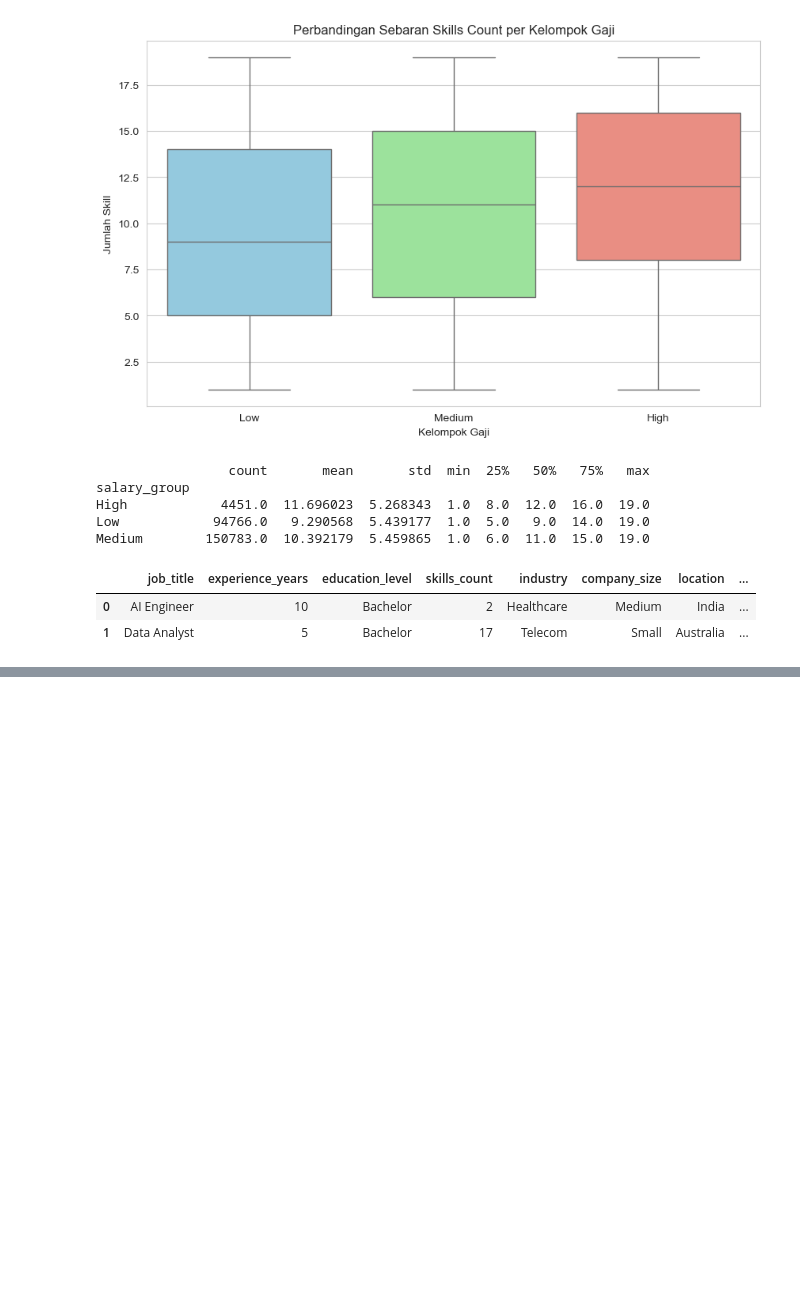
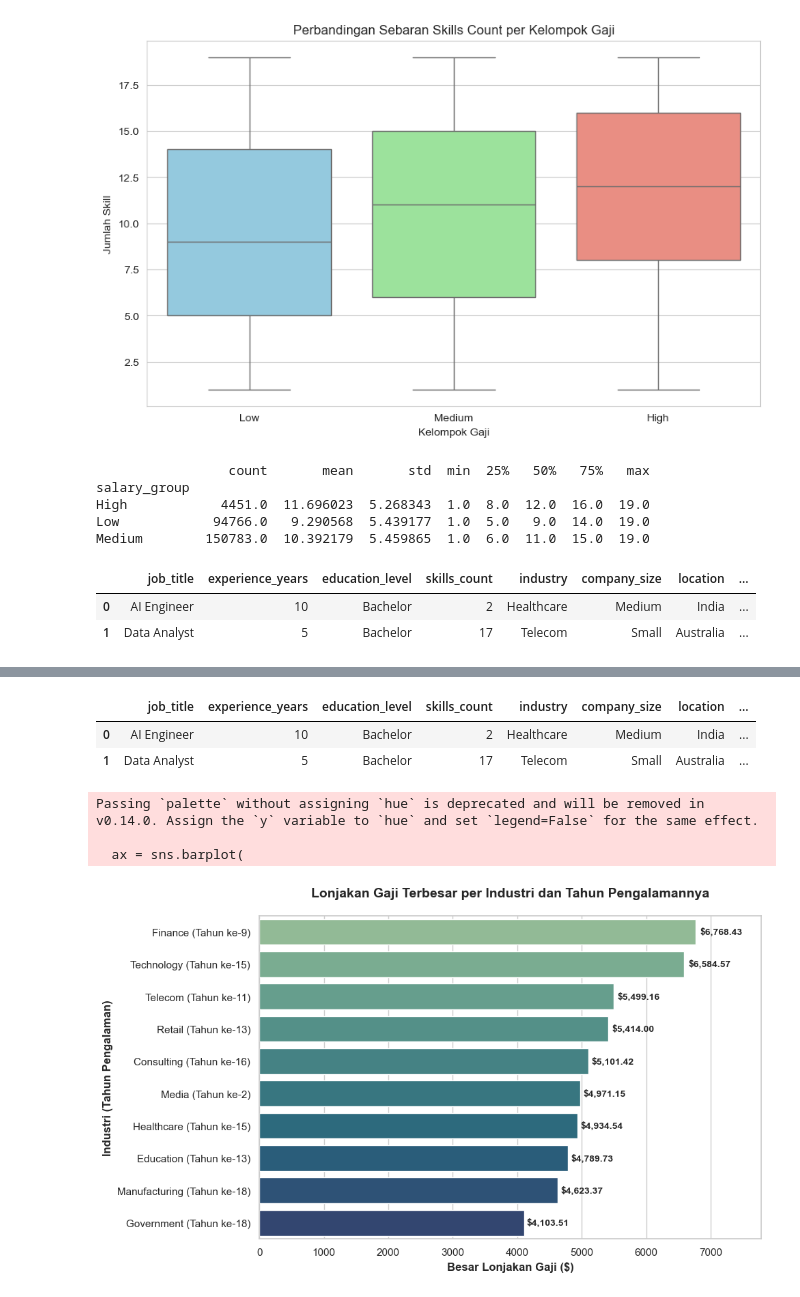
Before and after one commit to HafidzAfrieno/Project-Data-Analyst-Part-1, a Jupyter notebook: job_salary_analyst.ipynb, the cells around one changed output, grey strips where cells are left out. Drawn from its saved outputs; the diff is of its cells as text; code cells hidden in the pictures; blank space fills up the shorter version.

```diff
--- a/job_salary_analyst.ipynb
+++ b/job_salary_analyst.ipynb
@@ -500,0 +509,70 @@ dinegara USA industri yang mendominasi adalah Media dengan rata-rata gaji 181817
+# %%
+df.head(2)
+# %% [output]
+|  | job_title | experience_years | education_level | skills_count | industry | company_size | location | ... |
+| 0 | AI Engineer | 10 | Bachelor | 2 | Healthcare | Medium | India | ... |
+| 1 | Data Analyst | 5 | Bachelor | 17 | Telecom | Small | Australia | ... |
+# %%
+#soal nomor 1
+#   1. Pada experience_years ke berapa biasanya terjadi lonjakan gaji terbesar (salary jump) secara rata-rata di seluruh industri?
+data= df[['experience_years','salary','industry']].copy()
+salary_mean= data.groupby(['industry','experience_years'])['salary'].mean().reset_index().sort_values(by=["industry", "experience_years"])
+salary_mean['salary_jump'] = salary_mean.groupby('industry')['salary'].diff().round(2) #Hitung lonjakan (selisih) gaji dari tahun sebelumnya
+salary_top_jump = salary_mean.groupby('industry')['salary_jump'].max()
+jump_salary = salary_mean[salary_mean['salary_jump'].isin(salary_top_jump)].drop(columns=["salary"]).reset_index(drop=True).sort_values(by="salary_jump", ascending=False)
+# %%
+
+
+# 1. Buat kolom label gabungan antara nama Industri dan Tahun Pengalaman
+jump_salary["label"] = (
+    jump_salary["industry"]
+    + " (Tahun ke-"
+    + jump_salary["experience_years"].astype(str)
+    + ")"
+)
+
+# 2. Urutkan dari lonjakan tertinggi agar grafik lebih rapi dan scannable
+jump_salary = jump_salary.sort_values(by="salary_jump", ascending=False)
+
+# 3. Atur ukuran dan tema grafik
+plt.figure(figsize=(10, 6))
+sns.set_theme(style="whitegrid")
+
+# 4. Gambar grafik batang horizontal
+ax = sns.barplot(
+    data=jump_salary, x="salary_jump", y="label", palette="crest"
+)
+
+# 5. Tambahkan teks nominal angka di ujung setiap batang
+for p in ax.patches:
+    width = p.get_width()
+    ax.text(
+        width + (width * 0.01),
+        p.get_y() + p.get_height() / 2,
+        f"${width:,.2f}",
+        va="center",
+        ha="left",
+        fontweight="bold",
+        fontsize=10,
+    )
+
+# 6. Tambahkan dekorasi judul dan label sumbu grafik
+plt.title(
+    "Lonjakan Gaji Terbesar per Industri dan Tahun Pengalamannya",
+    fontsize=14,
+    fontweight="bold",
+    pad=20,
+)
+plt.xlabel("Besar Lonjakan Gaji ($)", fontweight="bold")
+plt.ylabel("Industri (Tahun Pengalaman)", fontweight="bold")
+
+# Beri ruang tambahan di sebelah kanan agar teks nominal tidak terpotong
+plt.xlim(0, jump_salary["salary_jump"].max() * 1.15)
+
+plt.tight_layout()
+plt.show()
+# %% [output]
+Passing `palette` without assigning `hue` is deprecated and will be removed in v0.14.0. Assign the `y` variable to `hue` and set `legend=False` for the same effect.
+
+  ax = sns.barplot(
+[figure, added]
```
Also changed, not shown: parts of 2 cells of this notebook.
